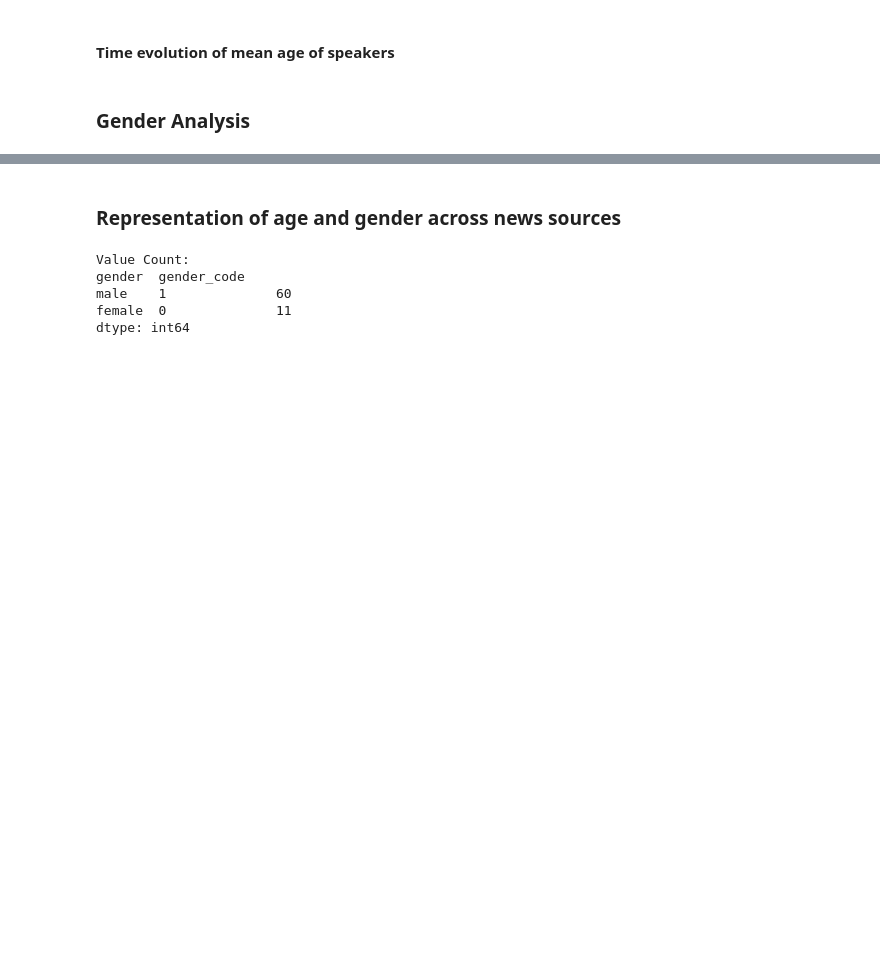
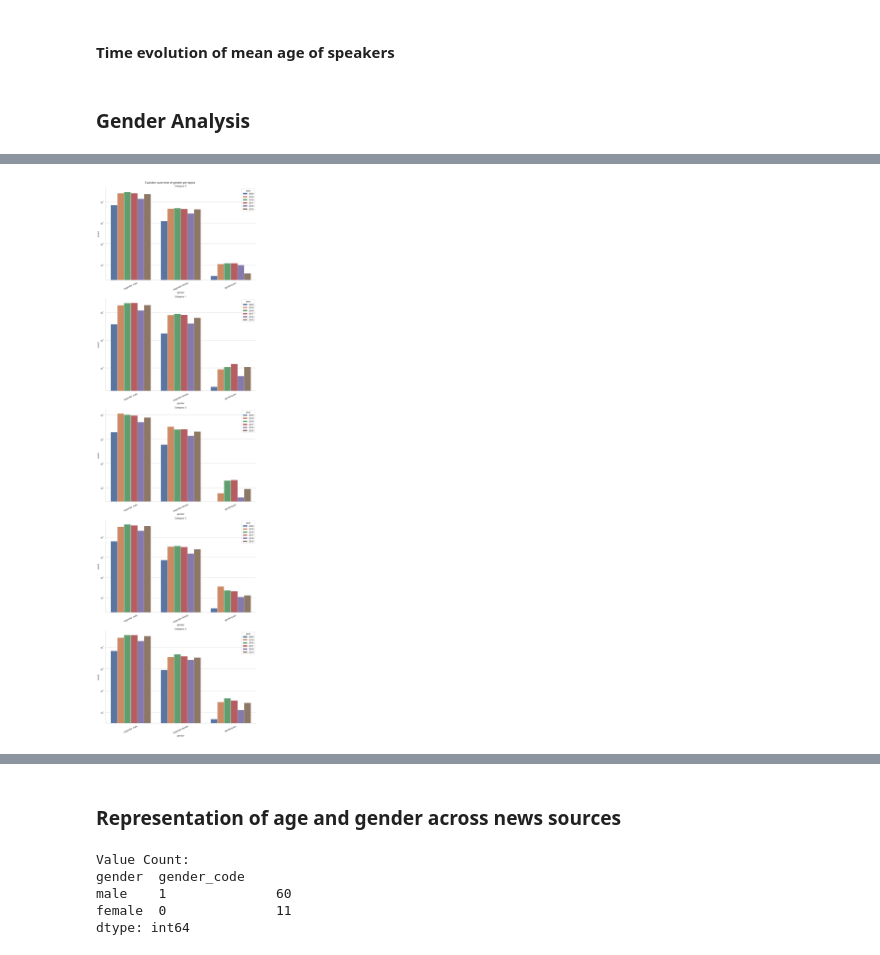
Before and after one commit to epfl-ada/ada-2021-project-adamandeve, a Jupyter notebook: Milestone3.ipynb, the cells around one changed output, grey strips where cells are left out. Cells and saved outputs as stored; diff of their text form; code cells hidden in the pictures; blank space fills up the shorter version.

```diff
--- a/Milestone3.ipynb
+++ b/Milestone3.ipynb
@@ -1578,0 +1640,17 @@ hist_feature_per_topics(df_2020_merge, 'gender')
+# %%
+def hist_time_evolution_feature(df, feature):
+    fig, ax = plt.subplots(5, 1, figsize=(12,15))
+    fig.subplots_adjust(bottom=-1.55, right=1, top=0.95)
+
+    fig.suptitle(f'Evolution over time of {feature} per topics')
+    for i in range (5):
+        sns.countplot(ax = ax[i], data = df[df['label'] == i], x = feature, hue = 'year')
+
+        ax[i].set(yscale="log")
+        ax[i].set_xticklabels(ax[i].get_xticklabels(), rotation=25)
+        ax[i].title.set_text(f'Category {i} ')
+        sns.despine()
+# %%
+df_2015_2020_merge['year'] = df_2015_2020_merge['date']
+df_2015_2020_merge['year'] = df_2015_2020_merge['year'].apply(lambda x : str(x)[0:4], )
+df_2015_2020_merge.head(5)
@@ -1578,0 +1664,4 @@ hist_feature_per_topics(df_2020_merge, 'gender')
+# %%
+hist_time_evolution_feature(df_2015_2020_merge, 'gender')
+# %% [output]
+[figure, added]
```
Also changed, not shown: parts of 32 cells of this notebook.
